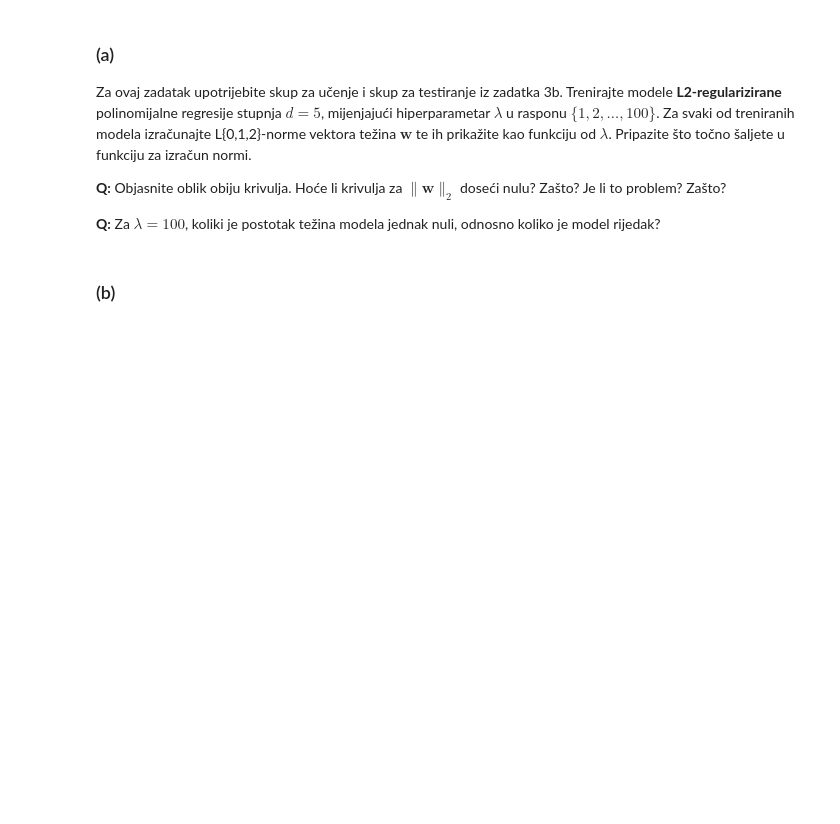
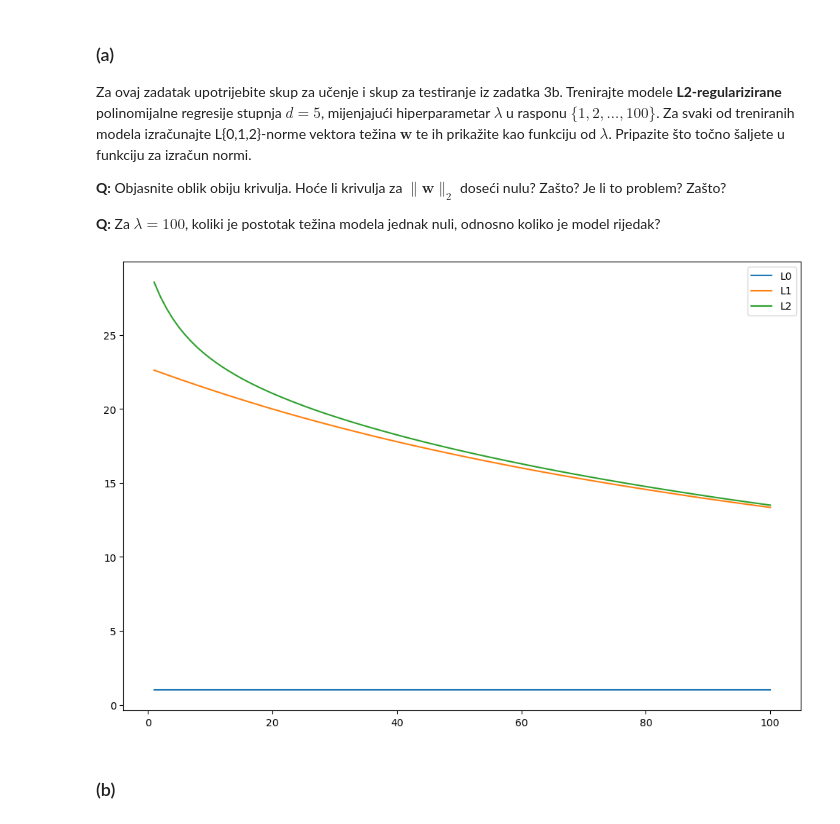
Before and after one commit to RobertoGrabovac/FER-StrojnoUcenje1, a Jupyter notebook: LAB1 - Regresija.ipynb, the cells around one changed output. Saved outputs shown, nothing was run; the diff lists cells and outputs as text; code cells hidden in the pictures; blank space fills up the shorter version.

```diff
--- a/LAB1 - Regresija.ipynb
+++ b/LAB1 - Regresija.ipynb
@@ -453,3 +446,35 @@ from sklearn.linear_model import Ridge
+# %%
+from sklearn.linear_model import Ridge
+from scipy.linalg import norm # za norme
+
+X_train, X_test, y_train, y_test = train_test_split(instances, labels, test_size = 0.5, random_state = 42)
+poly = PolynomialFeatures(degree = 5, include_bias=False)
+X_l2 = poly.fit_transform(X_train)
+
+l0_arr = []
+l1_arr = []
+l2_arr = []
+
+plt.subplots(figsize = (12, 8))
+
+lamb = np.array(list(range(1, 101)))
+
+for lam in range(1, 101):
+    rdg = Ridge(alpha = lam)
+    rdg_tr = rdg.fit(X_l2, y_train)
+    y_tr_pred = rdg_tr.predict(X_l2)
+
+    l0_arr.append(nonzeroes(rdg.coef_))
+    l1_arr.append(norm(rdg.coef_, ord = 1))
+    l2_arr.append(norm(rdg.coef_))
+
+plt.plot(lamb, l0_arr, label = "L0")
+plt.plot(lamb, l1_arr, label = "L1")
+plt.plot(lamb, l2_arr, label = "L2")
+plt.legend()
+plt.draw()
+# %% [output]
+[figure, added]
 # %% [markdown]
 ### (b)
 # %% [markdown]
```
Also changed, not shown: parts of 18 cells of this notebook.
